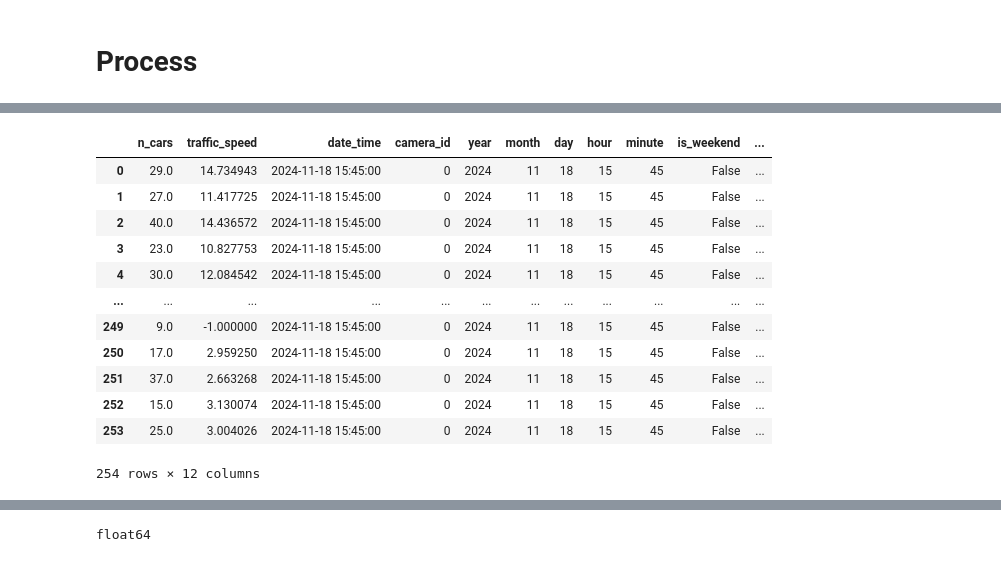
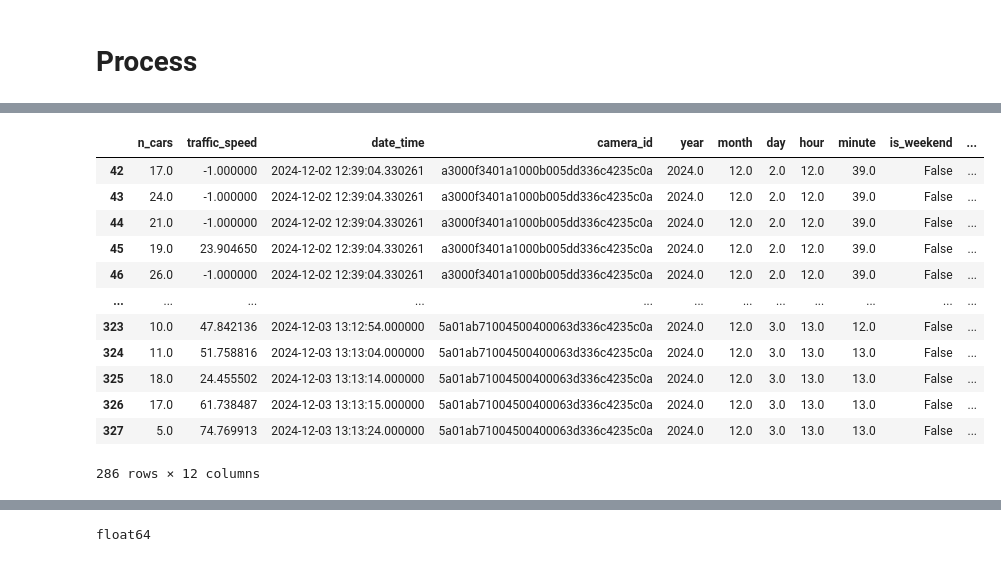
Before and after one commit to MatthewDulcich/AWS-Accident-Prediction, a Jupyter notebook: anomaly-detection-models/full_process.ipynb, the cells around one changed output, grey strips where cells are left out. Drawn from its saved outputs; the diff is of its cells as text; code cells hidden in the pictures.

```diff
--- a/anomaly-detection-models/full_process.ipynb
+++ b/anomaly-detection-models/full_process.ipynb
@@ -45,7 +45,7 @@ def download_and_concat_s3_csvs(output_bucket_name, concatenated_csv):
     s3 = boto3.client('s3')
 
     # List files already in the output directory
-    written_output_files = s3.list_objects(Bucket=output_bucket_name, Prefix='csv/', Delimiter='/')
+    written_output_files = s3.list_objects(Bucket=output_bucket_name, Prefix='MarylandTrafficCams/', Delimiter='/')
     written_output_files = [i['Key'] for i in written_output_files.get('Contents', [])]
 
     # Filter out empty keys or directories
@@ -342,5 +359,16 @@ print(concat_df.head())
 # concat_df
 
 # Final to fix date-time
-concat_df['date_time'] = pd.to_datetime(concat_df['date_time'])
+# concat_df['date_time'] = pd.to_datetime(concat_df['date_time'])
+
+if 'date_time' not in concat_df.columns or 'camera_id' not in concat_df.columns:
+    # Add default values for missing columns
+    concat_df['date_time'] = pd.to_datetime('2024-11-18 15:45:00')
+    concat_df['camera_id'] = '0'
+else:
+    # Fix the date_time column format
+    concat_df['date_time'] = pd.to_datetime(concat_df['date_time'])
+
+# Display the DataFrame
+print(concat_df['camera_id'].unique())
 # %% [output]
@@ -360,21 +376,23 @@ concat_df['date_time'] = pd.to_datetime(concat_df['date_time'])
 # %%
 # Extrapolate data
 concat_df[['year', 'month', 'day', 'hour', 'minute', 'is_weekend', 'week_of_month', 'season']] = concat_df['date_time'].apply(lambda x: pd.Series(extract_date_info(x)))
+# Filter out NaT and NaN
+concat_df = concat_df[concat_df['date_time'].notnull()]
 concat_df
 # %% [output]
 |  | n_cars | traffic_speed | date_time | camera_id | year | month | day | hour | minute | is_weekend | ... |
-| 0 | 29.0 | 14.734943 | 2024-11-18 15:45:00 | 0 | 2024 | 11 | 18 | 15 | 45 | False | ... |
-| 1 | 27.0 | 11.417725 | 2024-11-18 15:45:00 | 0 | 2024 | 11 | 18 | 15 | 45 | False | ... |
-| 2 | 40.0 | 14.436572 | 2024-11-18 15:45:00 | 0 | 2024 | 11 | 18 | 15 | 45 | False | ... |
-| 3 | 23.0 | 10.827753 | 2024-11-18 15:45:00 | 0 | 2024 | 11 | 18 | 15 | 45 | False | ... |
-| 4 | 30.0 | 12.084542 | 2024-11-18 15:45:00 | 0 | 2024 | 11 | 18 | 15 | 45 | False | ... |
+| 42 | 17.0 | -1.000000 | 2024-12-02 12:39:04.330261 | a3000f3401a1000b005dd336c4235c0a | 2024.0 | 12.0 | 2.0 | 12.0 | 39.0 | False | ... |
+| 43 | 24.0 | -1.000000 | 2024-12-02 12:39:04.330261 | a3000f3401a1000b005dd336c4235c0a | 2024.0 | 12.0 | 2.0 | 12.0 | 39.0 | False | ... |
+| 44 | 21.0 | -1.000000 | 2024-12-02 12:39:04.330261 | a3000f3401a1000b005dd336c4235c0a | 2024.0 | 12.0 | 2.0 | 12.0 | 39.0 | False | ... |
+| 45 | 19.0 | 23.904650 | 2024-12-02 12:39:04.330261 | a3000f3401a1000b005dd336c4235c0a | 2024.0 | 12.0 | 2.0 | 12.0 | 39.0 | False | ... |
+| 46 | 26.0 | -1.000000 | 2024-12-02 12:39:04.330261 | a3000f3401a1000b005dd336c4235c0a | 2024.0 | 12.0 | 2.0 | 12.0 | 39.0 | False | ... |
 | ... | ... | ... | ... | ... | ... | ... | ... | ... | ... | ... | ... |
-| 249 | 9.0 | -1.000000 | 2024-11-18 15:45:00 | 0 | 2024 | 11 | 18 | 15 | 45 | False | ... |
-| 250 | 17.0 | 2.959250 | 2024-11-18 15:45:00 | 0 | 2024 | 11 | 18 | 15 | 45 | False | ... |
-| 251 | 37.0 | 2.663268 | 2024-11-18 15:45:00 | 0 | 2024 | 11 | 18 | 15 | 45 | False | ... |
-| 252 | 15.0 | 3.130074 | 2024-11-18 15:45:00 | 0 | 2024 | 11 | 18 | 15 | 45 | False | ... |
-| 253 | 25.0 | 3.004026 | 2024-11-18 15:45:00 | 0 | 2024 | 11 | 18 | 15 | 45 | False | ... |
+| 323 | 10.0 | 47.842136 | 2024-12-03 13:12:54.000000 | 5a01ab71004500400063d336c4235c0a | 2024.0 | 12.0 | 3.0 | 13.0 | 12.0 | False | ... |
+| 324 | 11.0 | 51.758816 | 2024-12-03 13:13:04.000000 | 5a01ab71004500400063d336c4235c0a | 2024.0 | 12.0 | 3.0 | 13.0 | 13.0 | False | ... |
+| 325 | 18.0 | 24.455502 | 2024-12-03 13:13:14.000000 | 5a01ab71004500400063d336c4235c0a | 2024.0 | 12.0 | 3.0 | 13.0 | 13.0 | False | ... |
+| 326 | 17.0 | 61.738487 | 2024-12-03 13:13:15.000000 | 5a01ab71004500400063d336c4235c0a | 2024.0 | 12.0 | 3.0 | 13.0 | 13.0 | False | ... |
+| 327 | 5.0 | 74.769913 | 2024-12-03 13:13:24.000000 | 5a01ab71004500400063d336c4235c0a | 2024.0 | 12.0 | 3.0 | 13.0 | 13.0 | False | ... |
-254 rows × 12 columns
+286 rows × 12 columns
 # %%
 preprocessed_df = preprocess_expanded_df(concat_df)
 preprocessed_df.head()
```
Also changed, not shown: parts of 10 cells of this notebook, 1 other file.
